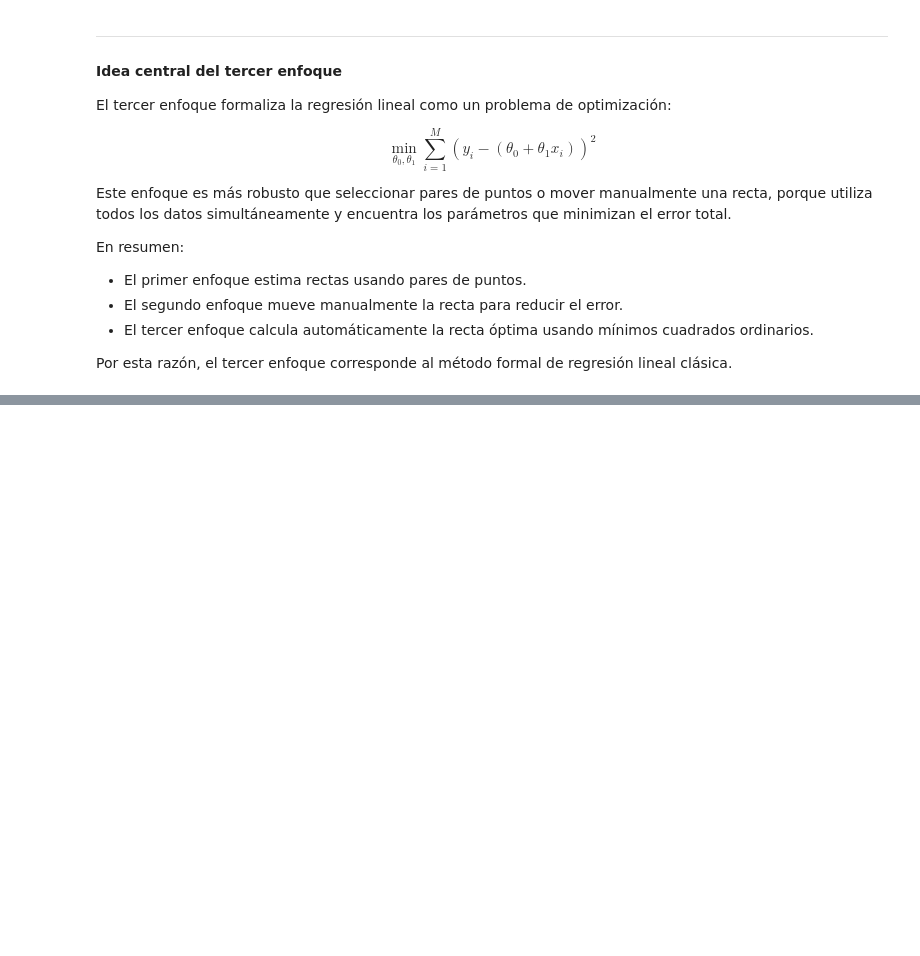
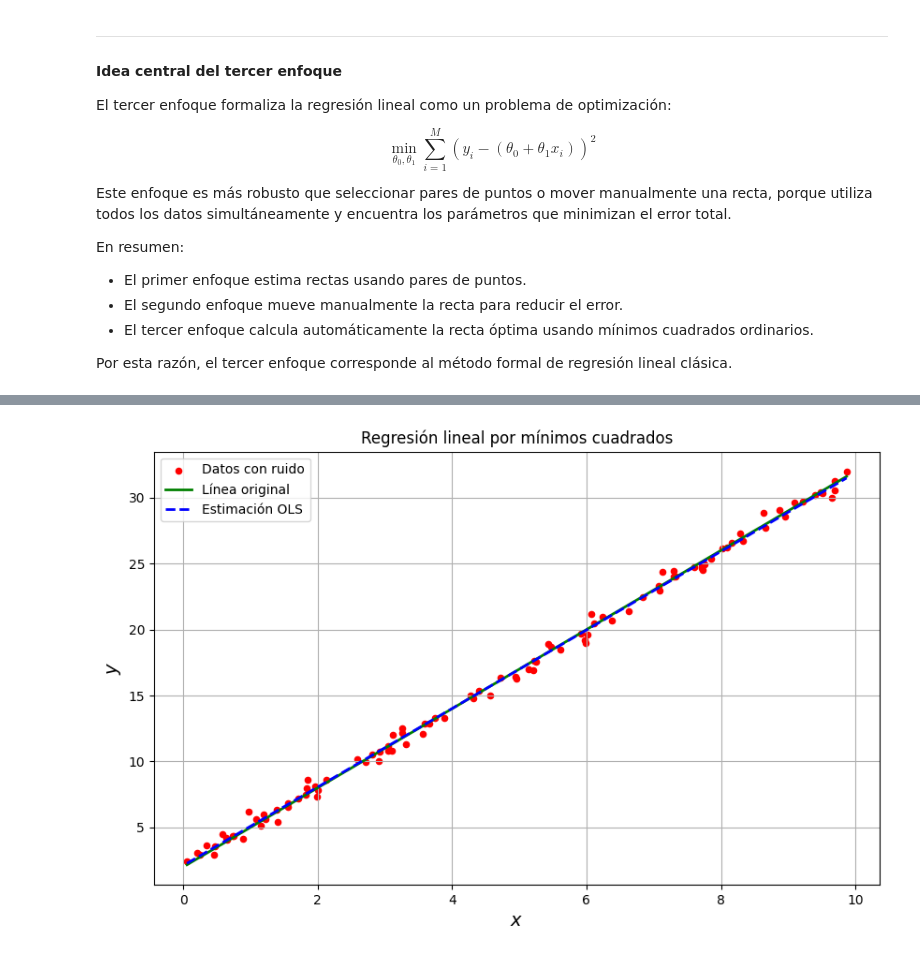
Before and after one commit to Juanvargs/universidad, a Jupyter notebook: TEORÍA_DE_APRENDIZAJE_DE_MÁQUINA/Regresion.ipynb, the cells around one changed output, grey strips where cells are left out. Saved outputs shown, nothing was run; the diff lists cells and outputs as text; code cells hidden in the pictures; blank space fills up the shorter version.

```diff
--- a/TEORÍA_DE_APRENDIZAJE_DE_MÁQUINA/Regresion.ipynb
+++ b/TEORÍA_DE_APRENDIZAJE_DE_MÁQUINA/Regresion.ipynb
@@ -2855,3 +2836,91 @@ En resumen:
 - El tercer enfoque calcula automáticamente la recta óptima usando mínimos cuadrados ordinarios.
 
 Por esta razón, el tercer enfoque corresponde al método formal de regresión lineal clásica.
+# %%
+# %%
+# Tercer enfoque: estimación óptima por mínimos cuadrados / OLS
+
+import numpy as np
+import matplotlib.pyplot as plt
+
+from sklearn.linear_model import LinearRegression
+from sklearn.metrics import mean_squared_error, r2_score
+
+# Parámetros reales usados para generar los datos
+theta0_real = 2
+theta1_real = 3
+sigma = 0.5
+
+# Generar datos
+np.random.seed(42)
+
+n_points = 100
+X = 10 * np.random.rand(n_points, 1)
+
+y_original = theta1_real * X + theta0_real
+ruido = sigma * np.random.randn(n_points, 1)
+y_noisy = y_original + ruido
+
+# Crear y entrenar modelo OLS
+model = LinearRegression()
+model.fit(X, y_noisy)
+
+# Predicción
+y_pred = model.predict(X)
+
+# Parámetros estimados
+theta0_estimado = model.intercept_[0]
+theta1_estimado = model.coef_[0, 0]
+
+# Métricas
+mse = mean_squared_error(y_noisy, y_pred)
+r2 = r2_score(y_noisy, y_pred)
+
+print(f"Intercepto real:   {theta0_real:.4f}")
+print(f"Intercepto OLS:    {theta0_estimado:.4f}")
+print(f"Pendiente real:    {theta1_real:.4f}")
+print(f"Pendiente OLS:     {theta1_estimado:.4f}")
+print(f"MSE:               {mse:.4f}")
+print(f"R²:                {r2:.4f}")
+
+# Ordenar X para graficar líneas sin saltos
+idx = np.argsort(X[:, 0])
+X_sorted = X[idx]
+y_original_sorted = y_original[idx]
+y_pred_sorted = y_pred[idx]
+
+# Gráfica
+plt.figure(figsize=(10, 6))
+
+plt.scatter(
+    X,
+    y_noisy,
+    color="red",
+    s=20,
+    label="Datos con ruido"
+)
+
+plt.plot(
+    X_sorted,
+    y_original_sorted,
+    color="green",
+    linewidth=2,
+    label="Línea original"
+)
+
+plt.plot(
+    X_sorted,
+    y_pred_sorted,
+    color="blue",
+    linestyle="--",
+    linewidth=2,
+    label="Estimación OLS"
+)
+
+plt.xlabel("$x$", fontsize=14)
+plt.ylabel("$y$", fontsize=14)
+plt.title("Regresión lineal por mínimos cuadrados")
+plt.legend()
+plt.grid(True)
+plt.show()
+# %% [output]
@@ -2857,0 +2933 @@ Por esta razón, el tercer enfoque corresponde al método formal de regresión l
+[figure, added]
```
Also changed, not shown: parts of 25 cells of this notebook.
